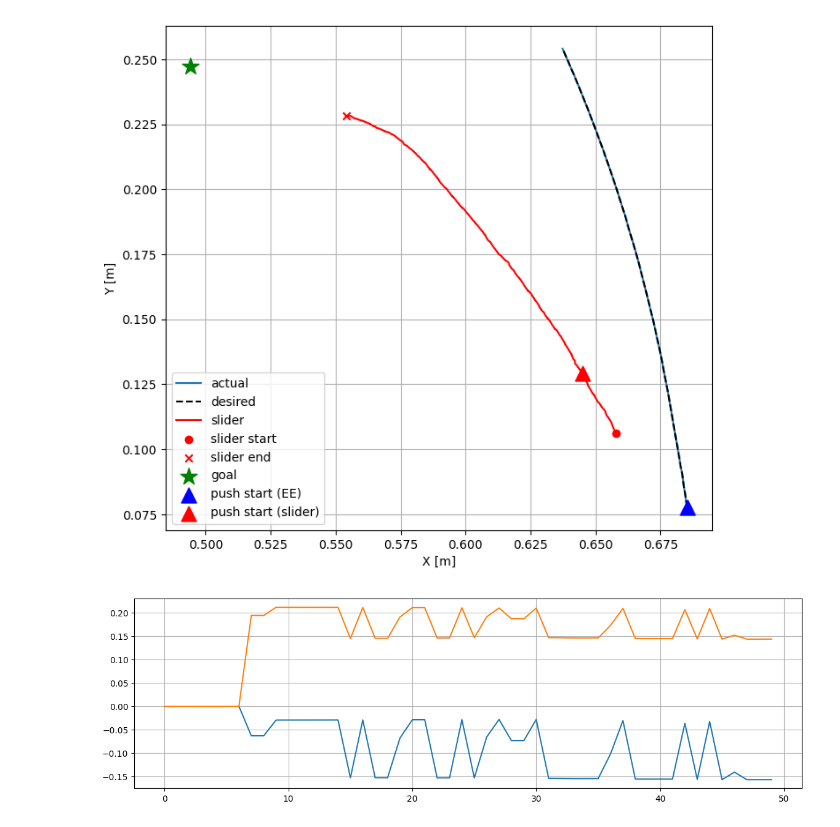
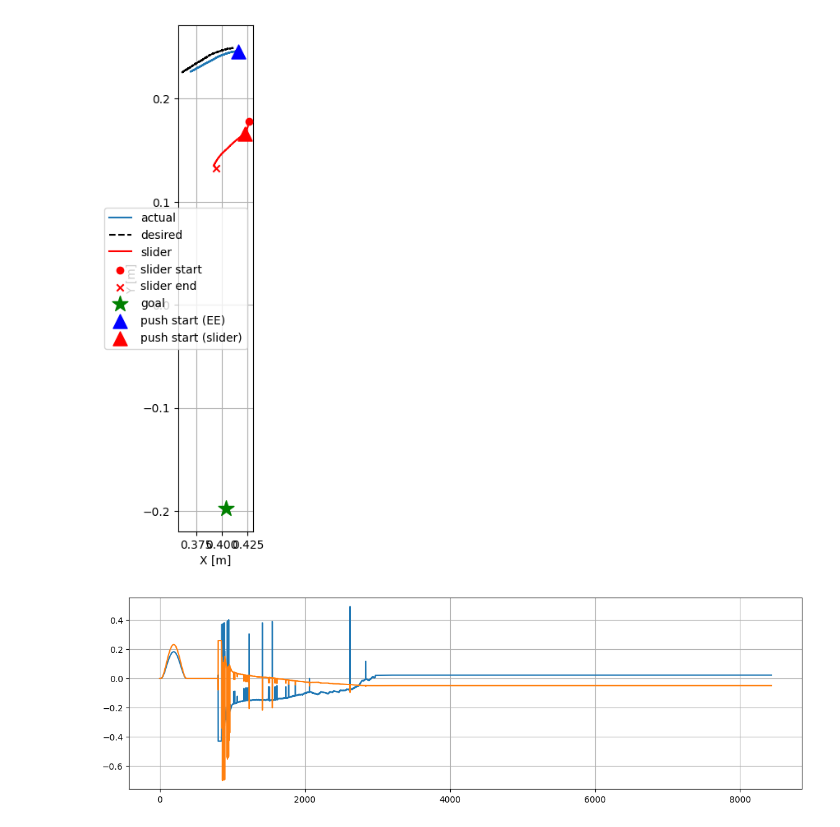
Before and after one commit to AlexanderWegenerRobotics/vision-mpc, a Jupyter notebook: analysis/read_logging.ipynb, the cells around one changed output. Drawn from its saved outputs; the diff is of its cells as text; code cells hidden in the pictures.

```diff
--- a/analysis/read_logging.ipynb
+++ b/analysis/read_logging.ipynb
@@ -83,40 +83,40 @@ plt.show()
 # %%
-start, stop = 800, 1200
+start, stop = 1000, 2000
 
 fig, ax = plt.subplots(figsize=(8, 8))
 ax.plot(p_act[start:stop, 0], p_act[start:stop, 1], label='actual')
 ax.plot(p_des[start:stop, 0], p_des[start:stop, 1], 'k--', label='desired')
 ax.set_xlabel('X [m]')
 ax.set_ylabel('Y [m]')
 
 box = bundles['box']
 box_pos = np.array(box['pos'])  # (N, 3)
 
 ax.plot(box_pos[:, 0], box_pos[:, 1], 'r-', label='slider')
 ax.scatter(*box_pos[0, :2], c='r', marker='o', zorder=5, label='slider start')
 ax.scatter(*box_pos[-1, :2], c='r', marker='x', zorder=5, label='slider end')
 
 target = bundles['target']
 goal_pos = np.array(target['pos'])[0, :2]
 ax.scatter(*goal_pos, c='g', marker='*', s=200, zorder=5, label='goal')
 
 ax.scatter(p_act[start, 0], p_act[start, 1],
            c='b', marker='^', s=150, zorder=5, label='push start (EE)')
 ax.scatter(box_pos[start, 0], box_pos[start, 1],
            c='r', marker='^', s=150, zorder=5, label='push start (slider)')
 
 ax.legend()
 ax.set_aspect('equal')
 
 plt.show()
 # %% [output]
-[figure, old version]
+[figure, new version]
 # %%
 ctrl = bundles['ctrl_arm']
 xd_target = ctrl.get("xd_target")[:,:2]
 
-plt.plot(xd_target[700:750,:])
+plt.plot(xd_target[:,:])
 
 plt.show()
 # %% [output]
-[figure, old version]
+[figure, new version]
```
Also changed, not shown: parts of 5 cells of this notebook, 3 other files.
